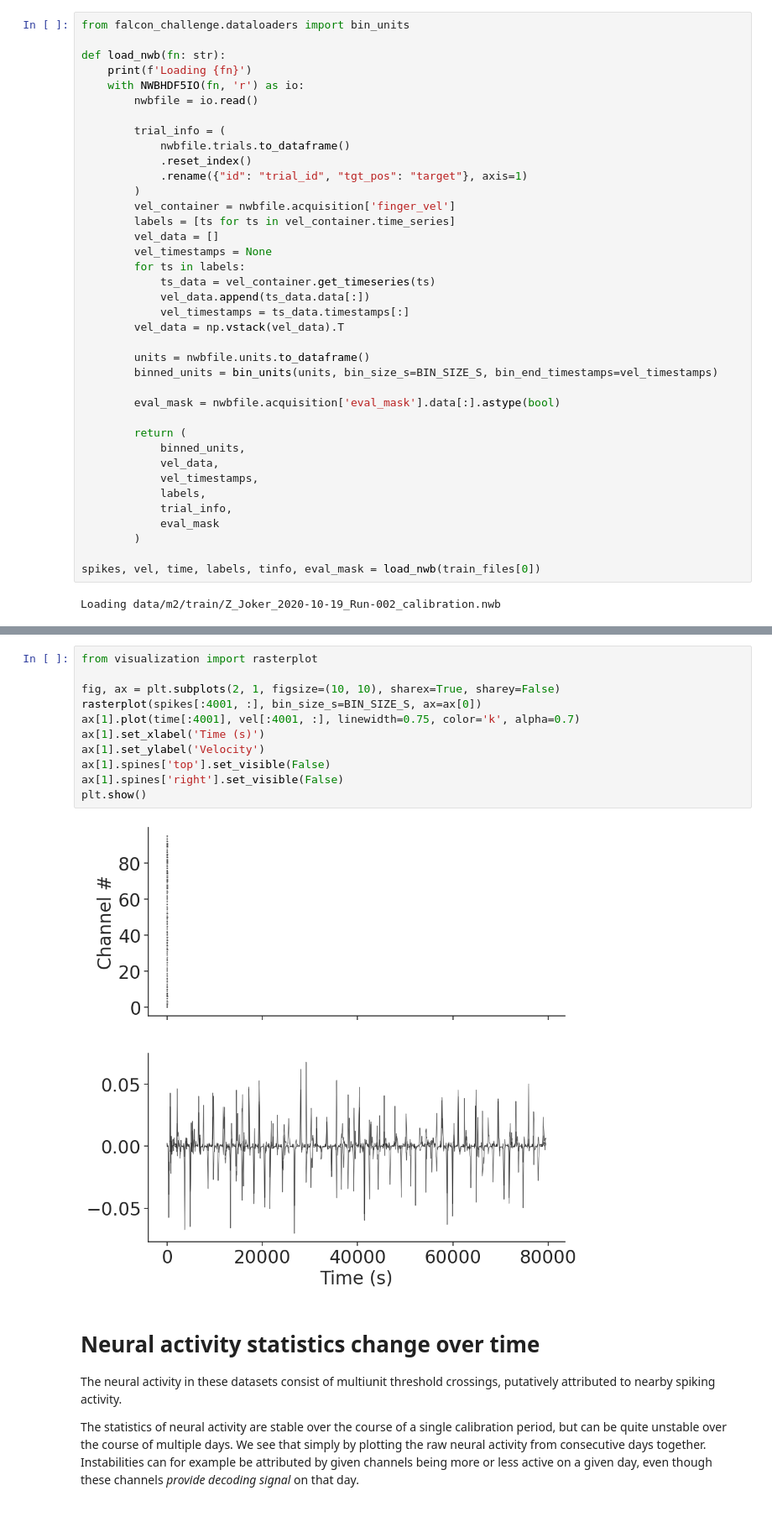
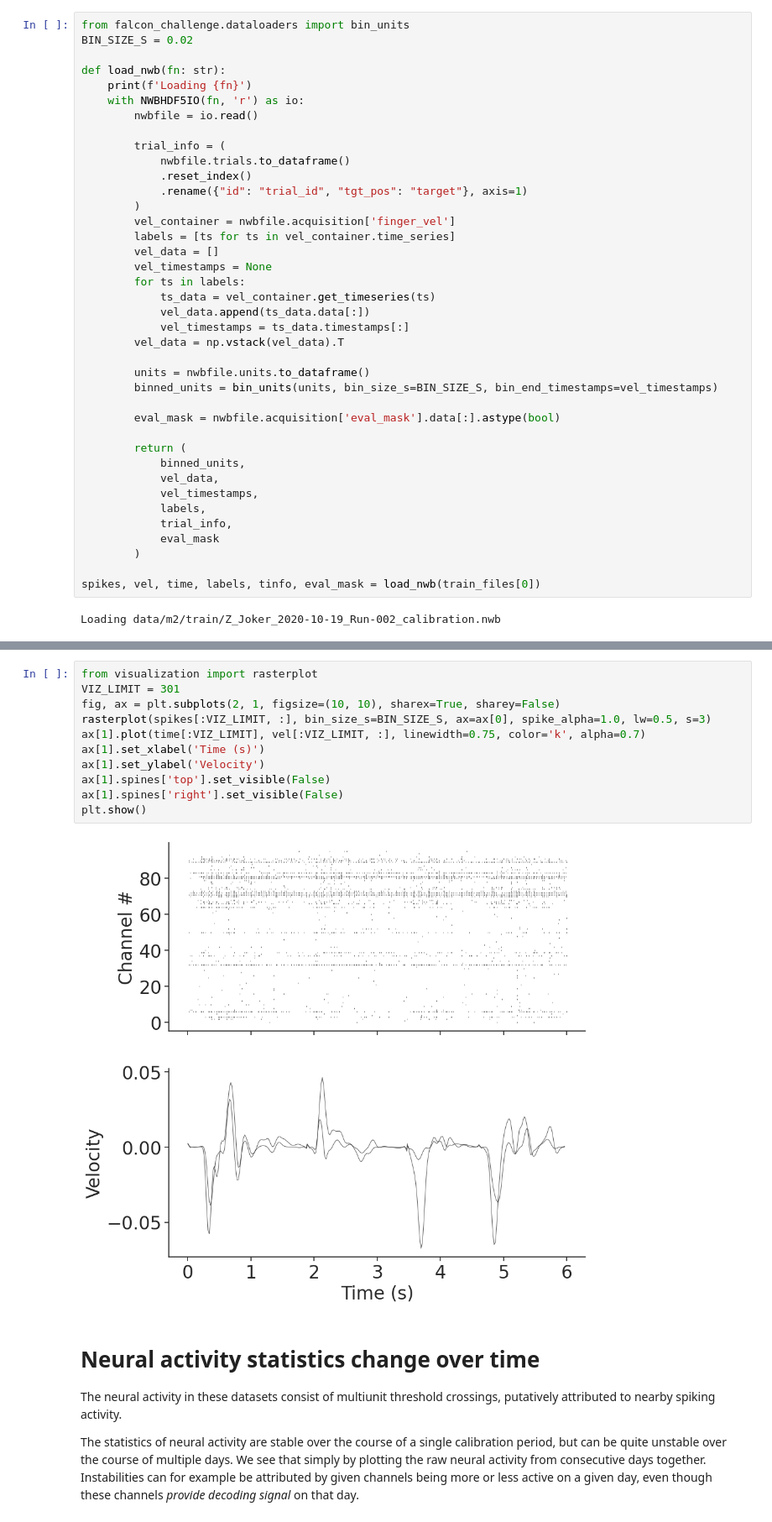
Before and after one commit to snel-repo/falcon-challenge, a Jupyter notebook: data_demos/m2.ipynb, the cells around one changed output, grey strips where cells are left out. Shown: that part at 84% size. Cells and saved outputs as stored; diff of their text form.

Commit message:
M2: Fix spike viz

```diff
--- a/data_demos/m2.ipynb
+++ b/data_demos/m2.ipynb
@@ -69,6 +68,7 @@ The dataset provides recorded neural spiking activity and position and velocity
 Here we will visualize the experimental data. We will first load the NWB files, bin the spike times, and then plot the binned spikes and finger velocity.
 # %%
 from falcon_challenge.dataloaders import bin_units
+BIN_SIZE_S = 0.02
 
 def load_nwb(fn: str):
     print(f'Loading {fn}')
@@ -123,16 +129,16 @@ print(spikes.sum(0))
 # %%
 from visualization import rasterplot
-
+VIZ_LIMIT = 301
 fig, ax = plt.subplots(2, 1, figsize=(10, 10), sharex=True, sharey=False)
-rasterplot(spikes[:4001, :], bin_size_s=BIN_SIZE_S, ax=ax[0])
-ax[1].plot(time[:4001], vel[:4001, :], linewidth=0.75, color='k', alpha=0.7)
+rasterplot(spikes[:VIZ_LIMIT, :], bin_size_s=BIN_SIZE_S, ax=ax[0], spike_alpha=1.0, lw=0.5, s=3)
+ax[1].plot(time[:VIZ_LIMIT], vel[:VIZ_LIMIT, :], linewidth=0.75, color='k', alpha=0.7)
 ax[1].set_xlabel('Time (s)')
 ax[1].set_ylabel('Velocity')
 ax[1].spines['top'].set_visible(False)
 ax[1].spines['right'].set_visible(False)
 plt.show()
 # %% [output]
-[figure, old version]
+[figure, new version]
 # %% [markdown]
 # Neural activity statistics change over time
 
```
Also changed, not shown: parts of 2 cells of this notebook, 3 other files.
